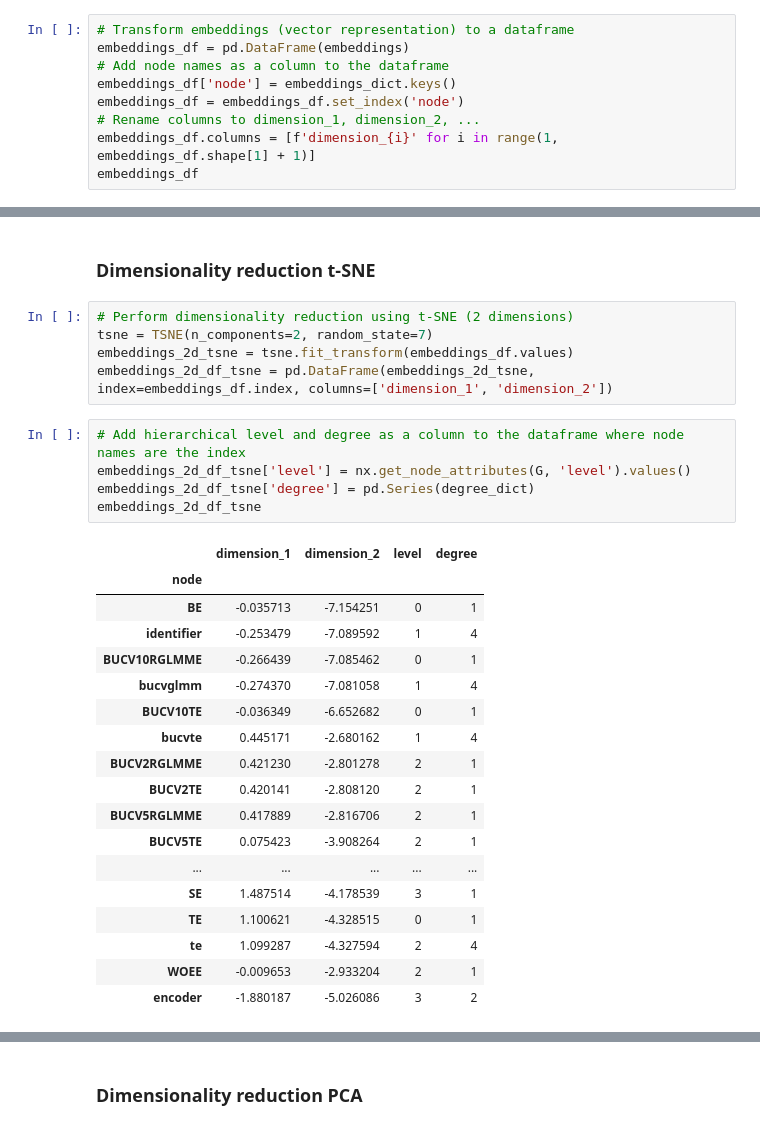
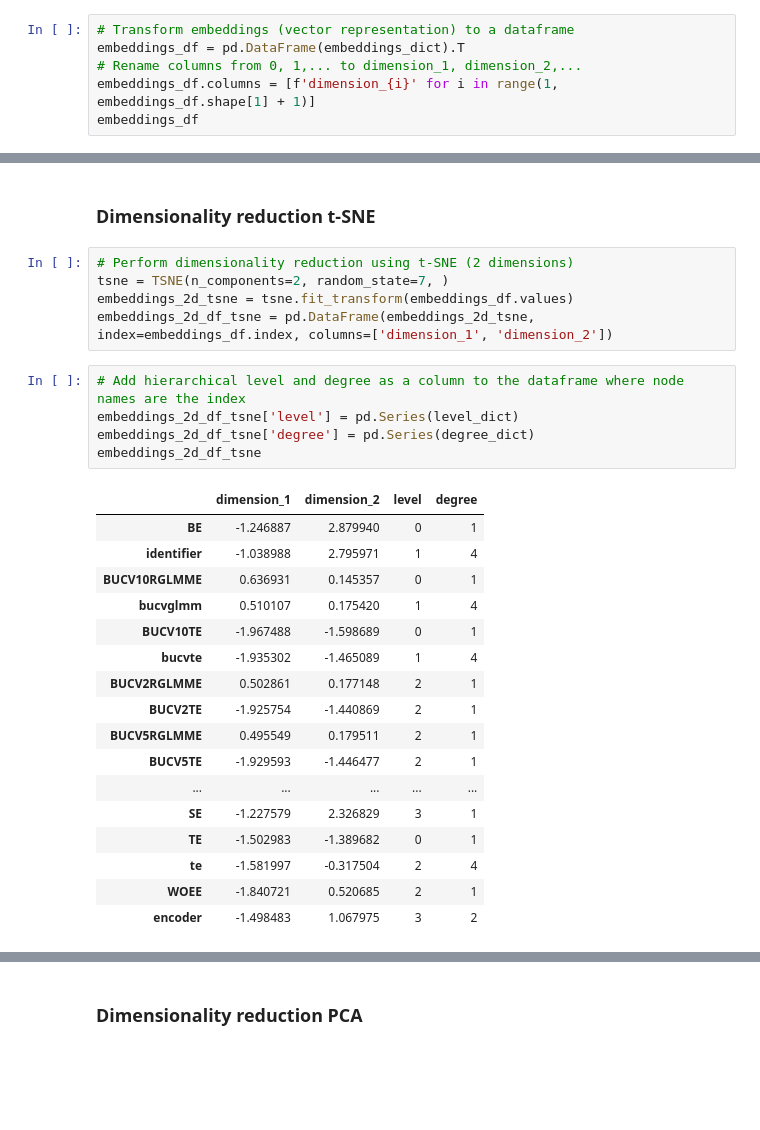
Before and after one commit to nina-prog/meta-learning-for-encoder-selection, a Jupyter notebook: notebooks/week09/week09-encoding-of-encoders.ipynb, the cells around one changed output, grey strips where cells are left out. Saved outputs shown, nothing was run; the diff lists cells and outputs as text; blank space fills up the shorter version.

```diff
--- a/notebooks/week09/week09-encoding-of-encoders.ipynb
+++ b/notebooks/week09/week09-encoding-of-encoders.ipynb
@@ -253,11 +227,8 @@ for node in G.nodes:
     embeddings_dict[node] = model.kv[node]
 # %%
 # Transform embeddings (vector representation) to a dataframe
-embeddings_df = pd.DataFrame(embeddings)
-# Add node names as a column to the dataframe
-embeddings_df['node'] = embeddings_dict.keys()
-embeddings_df = embeddings_df.set_index('node')
-# Rename columns to dimension_1, dimension_2, ...
+embeddings_df = pd.DataFrame(embeddings_dict).T
+# Rename columns from 0, 1,... to dimension_1, dimension_2,...
 embeddings_df.columns = [f'dimension_{i}' for i in range(1, embeddings_df.shape[1] + 1)]
 embeddings_df
 # %% [output]
@@ -396,31 +405,30 @@ def plot_embeddigs(data, levels, subtitle='', dim=2):
 ### Dimensionality reduction t-SNE
 # %%
 # Perform dimensionality reduction using t-SNE (2 dimensions)
-tsne = TSNE(n_components=2, random_state=7)
+tsne = TSNE(n_components=2, random_state=7, )
 embeddings_2d_tsne = tsne.fit_transform(embeddings_df.values)
 embeddings_2d_df_tsne = pd.DataFrame(embeddings_2d_tsne, index=embeddings_df.index, columns=['dimension_1', 'dimension_2'])
 # %%
 # Add hierarchical level and degree as a column to the dataframe where node names are the index
-embeddings_2d_df_tsne['level'] = nx.get_node_attributes(G, 'level').values()
+embeddings_2d_df_tsne['level'] = pd.Series(level_dict)
 embeddings_2d_df_tsne['degree'] = pd.Series(degree_dict)
 embeddings_2d_df_tsne
 # %% [output]
 |  | dimension_1 | dimension_2 | level | degree |
-| node |  |  |  |  |
-| BE | -0.035713 | -7.154251 | 0 | 1 |
-| identifier | -0.253479 | -7.089592 | 1 | 4 |
-| BUCV10RGLMME | -0.266439 | -7.085462 | 0 | 1 |
-| bucvglmm | -0.274370 | -7.081058 | 1 | 4 |
-| BUCV10TE | -0.036349 | -6.652682 | 0 | 1 |
-| bucvte | 0.445171 | -2.680162 | 1 | 4 |
-| BUCV2RGLMME | 0.421230 | -2.801278 | 2 | 1 |
-| BUCV2TE | 0.420141 | -2.808120 | 2 | 1 |
-| BUCV5RGLMME | 0.417889 | -2.816706 | 2 | 1 |
-| BUCV5TE | 0.075423 | -3.908264 | 2 | 1 |
+| BE | -1.246887 | 2.879940 | 0 | 1 |
+| identifier | -1.038988 | 2.795971 | 1 | 4 |
+| BUCV10RGLMME | 0.636931 | 0.145357 | 0 | 1 |
+| bucvglmm | 0.510107 | 0.175420 | 1 | 4 |
+| BUCV10TE | -1.967488 | -1.598689 | 0 | 1 |
+| bucvte | -1.935302 | -1.465089 | 1 | 4 |
+| BUCV2RGLMME | 0.502861 | 0.177148 | 2 | 1 |
+| BUCV2TE | -1.925754 | -1.440869 | 2 | 1 |
+| BUCV5RGLMME | 0.495549 | 0.179511 | 2 | 1 |
+| BUCV5TE | -1.929593 | -1.446477 | 2 | 1 |
 | ... | ... | ... | ... | ... |
-| SE | 1.487514 | -4.178539 | 3 | 1 |
-| TE | 1.100621 | -4.328515 | 0 | 1 |
-| te | 1.099287 | -4.327594 | 2 | 4 |
-| WOEE | -0.009653 | -2.933204 | 2 | 1 |
-| encoder | -1.880187 | -5.026086 | 3 | 2 |
+| SE | -1.227579 | 2.326829 | 3 | 1 |
+| TE | -1.502983 | -1.389682 | 0 | 1 |
+| te | -1.581997 | -0.317504 | 2 | 4 |
+| WOEE | -1.840721 | 0.520685 | 2 | 1 |
+| encoder | -1.498483 | 1.067975 | 3 | 2 |
 # %%
```
Also changed, not shown: parts of 20 cells of this notebook.
